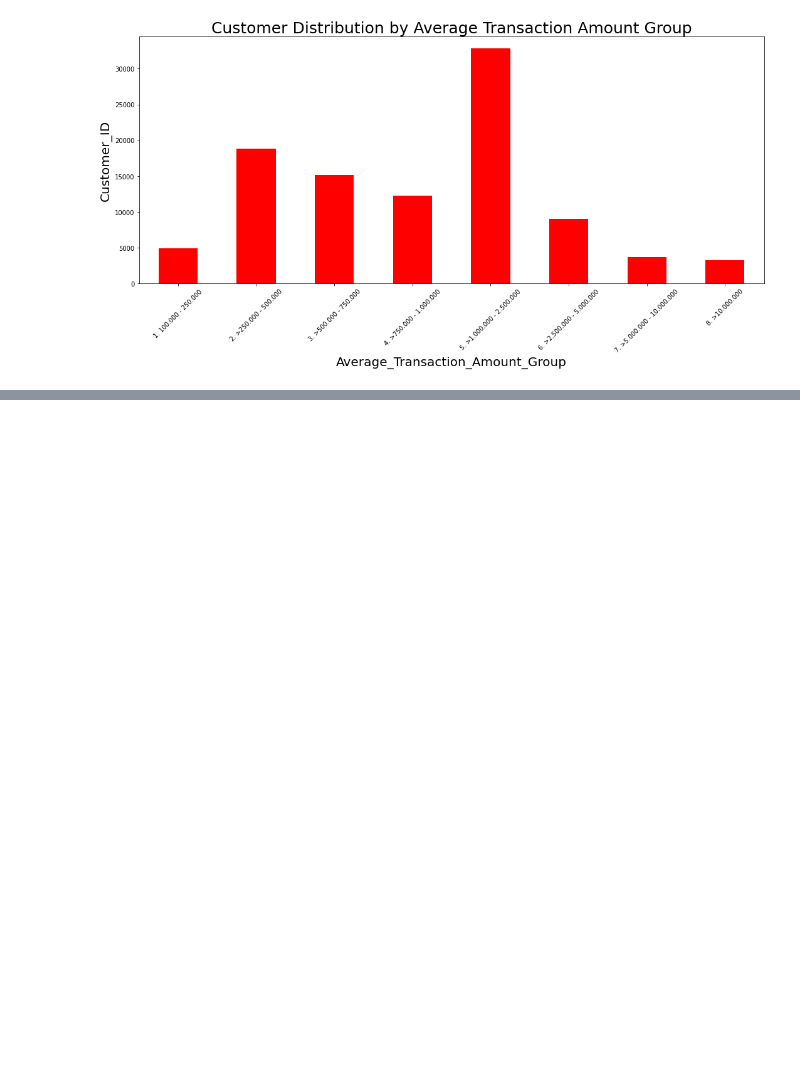
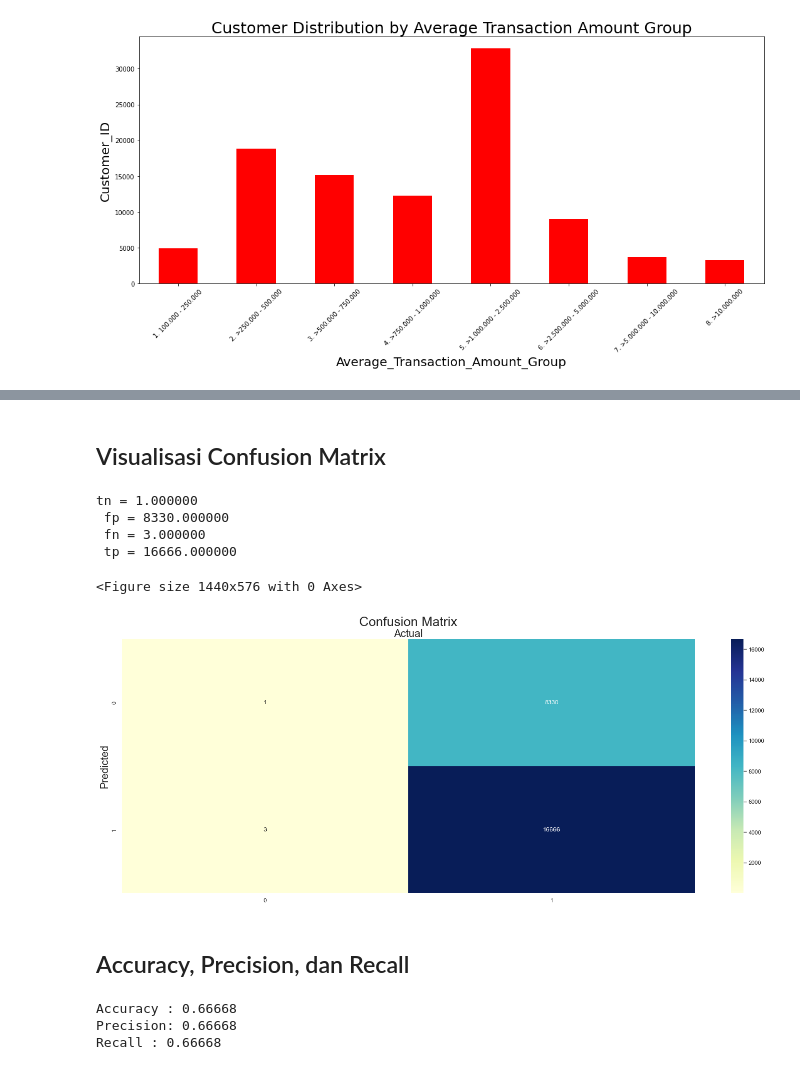
Before and after one commit to UsepSyaikalArifin/Application-File-PT-Bukit-Makmur-Mandiri-Utama-BUMA-, a Jupyter notebook: Kelas Penerapan di Industri/Data Analyst Project - Business Decision Research/Jupyter Notebook/main.ipynb, the cells around one changed output, grey strips where cells are left out. Cells and saved outputs as stored; diff of their text form; code cells hidden in the pictures; blank space fills up the shorter version.

Commit message:
Accuracy, Precision, dan Recall Data Analyst Project - Business Decision Research

```diff
--- a/Kelas Penerapan di Industri/Data Analyst Project - Business Decision Research/Jupyter Notebook/main.ipynb
+++ b/Kelas Penerapan di Industri/Data Analyst Project - Business Decision Research/Jupyter Notebook/main.ipynb
@@ -363,0 +389,4 @@ plt.show()
+# %%
+from sklearn.model_selection import train_test_split
+
+X_train, X_test, y_train, y_test = train_test_split(X, y, test_size=0.25, random_state=0)
@@ -363,0 +395,9 @@ plt.show()
+# %%
+from sklearn.linear_model import LogisticRegression
+from sklearn.metrics import confusion_matrix
+
+logreg = LogisticRegression()
+logreg.fit(X_train, y_train)
+y_pred = logreg.predict(X_test)
+cnf_matrix = confusion_matrix(y_test, y_pred)
+display(cnf_matrix)
@@ -363,0 +411,48 @@ plt.show()
+# %% [markdown]
+## Visualisasi Confusion Matrix
+# %%
+import numpy as np
+import matplotlib.pyplot as plt
+import seaborn as sns
+
+plt.clf()
+class_names = [0, 1]
+fig, ax = plt.subplots()
+
+tick_marks = np.arange(len(class_names))
+plt.xticks(tick_marks, class_names)
+plt.yticks(tick_marks, class_names)
+
+tn, fp, fn, tp = confusion_matrix(y_test, y_pred).ravel()
+print("tn = %f\n fp = %f\n fn = %f\n tp = %f\n"%(tn, fp, fn, tp))
+
+df_cnf_matrix = pd.DataFrame(cnf_matrix)
+# fig, ax = plt.subplots(figsize=(10, 5))
+sns.set(rc = {'figure.figsize':(20,8)})
+sns.heatmap(df_cnf_matrix, annot=True, cmap="YlGnBu", fmt="g")
+ax.xaxis.set_label_position("top")
+plt.title("Confusion Matrix", fontsize=25)
+plt.xlabel("Actual", fontsize=20)
+plt.ylabel("Predicted", fontsize=20)
+plt.tight_layout()
+plt.show()
+# %% [output]
+tn = 1.000000
+ fp = 8330.000000
+ fn = 3.000000
+ tp = 16666.000000
+<Figure size 1440x576 with 0 Axes>
+[figure, added]
+# %% [markdown]
+## Accuracy, Precision, dan Recall
+# %%
+from sklearn.metrics import accuracy_score, precision_score, recall_score
+
+#Menghitung Accuracy, Precision, dan Recall
+print('Accuracy :', accuracy_score(y_test, y_pred))
+print('Precision:', precision_score(y_test, y_pred, average='micro'))
+print('Recall :', recall_score(y_test, y_pred, average='micro'))
+# %% [output]
+Accuracy : 0.66668
+Precision: 0.66668
+Recall : 0.66668
```
Also changed, not shown: parts of 5 cells of this notebook.
